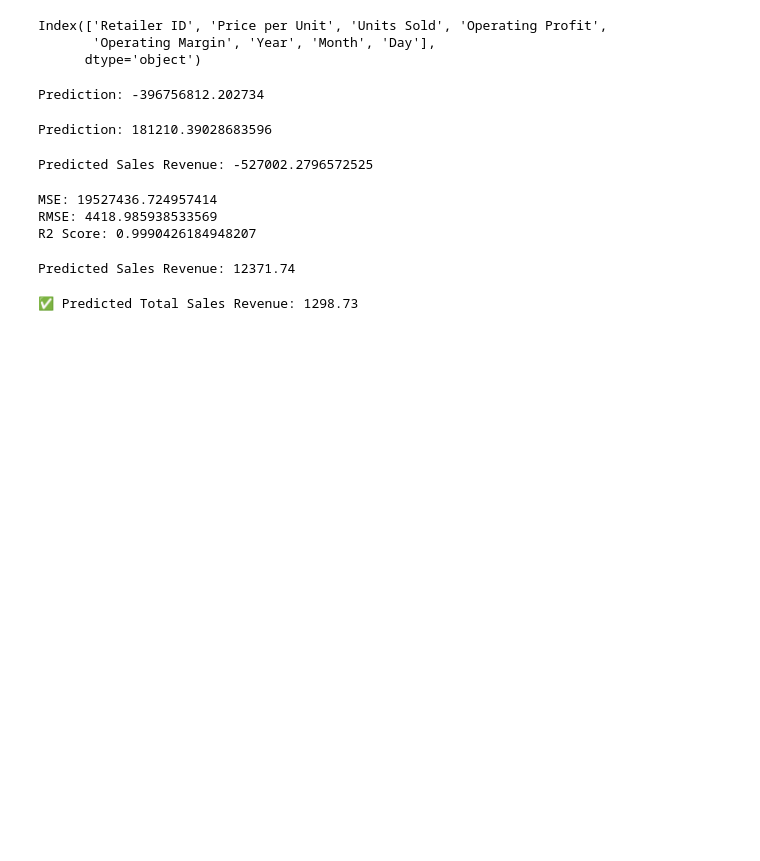
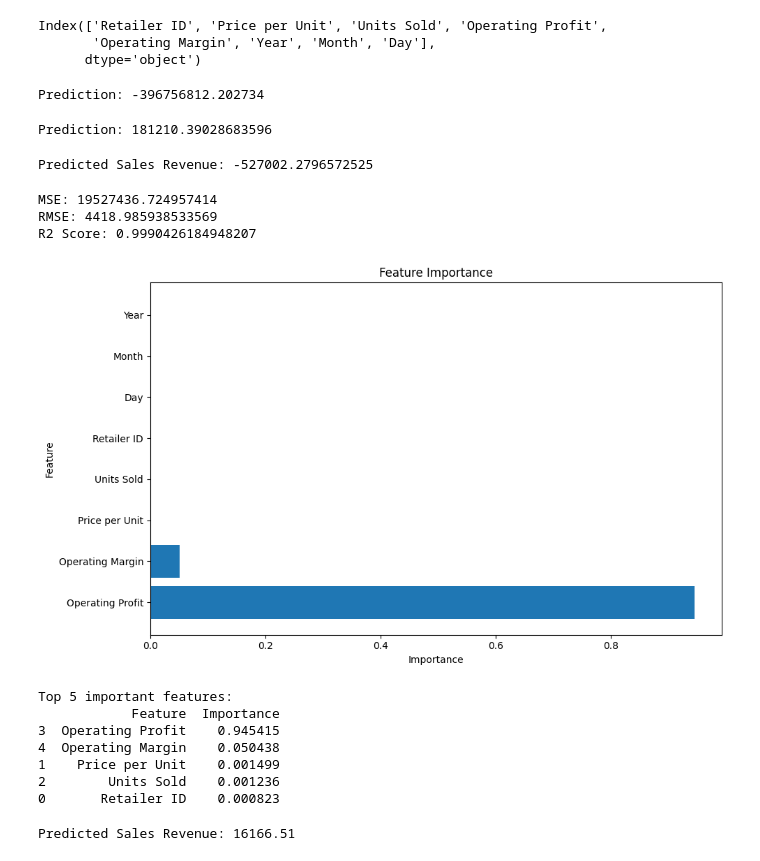
Before and after one commit to chavanarya36/Sales_Predict, a Jupyter notebook: Adidas_new (1).ipynb, the cells around one changed output. Cells and saved outputs as stored; diff of their text form; code cells hidden in the pictures; blank space fills up the shorter version.

```diff
--- a/Adidas_new (1).ipynb
+++ b/Adidas_new (1).ipynb
@@ -713,6 +681,41 @@ print(f"R2 Score: {r2}")
 MSE: 19527436.724957414
 RMSE: 4418.985938533569
 R2 Score: 0.9990426184948207
+# %%
+# Plot feature importance
+import matplotlib.pyplot as plt
+import pandas as pd
+
+# Get feature importance
+importance = rf_model.feature_importances_
+# Get feature names (assuming X is a DataFrame with column names)
+feature_names = X.columns if hasattr(X, 'columns') else [f'feature_{i}' for i in range(X.shape[1])]
+
+# Create DataFrame for better visualization
+feature_importance = pd.DataFrame({'Feature': feature_names, 'Importance': importance})
+feature_importance = feature_importance.sort_values(by='Importance', ascending=False)
+
+# Plot
+plt.figure(figsize=(10, 6))
+plt.barh(feature_importance['Feature'], feature_importance['Importance'])
+plt.xlabel('Importance')
+plt.ylabel('Feature')
+plt.title('Feature Importance')
+plt.tight_layout()
+plt.show()
+
+# Print top 5 features
+print("Top 5 important features:")
+print(feature_importance.head(5))
+# %% [output]
+[figure, added]
+Top 5 important features:
+            Feature  Importance
+3  Operating Profit    0.945415
+4  Operating Margin    0.050438
+1    Price per Unit    0.001499
+2        Units Sold    0.001236
+0       Retailer ID    0.000823
 # %%
 import pickle
 
@@ -729,41 +732,10 @@ new_data = pd.DataFrame([[205, 95, 300, 25000, 0.25, 2024, 3, 15]],
 # %%
 # Example new data input (same feature order as X)
 new_data = np.array([
-    [118, 40.0, 50, 8000, 80, 2021, 10, 31]  # Year, Month, Day, DayOfWeek (Tuesday)
+    [118, 40.0, 50, 10000, 80, 2021, 10, 31]  # Year, Month, Day, DayOfWeek (Tuesday)
 ]) # Example values
 prediction = model.predict(new_data)
 prediction = np.maximum(prediction, 0)  # Clip negatives
 print(f"Predicted Sales Revenue: {prediction[0]}")
 # %% [output]
-Predicted Sales Revenue: 12371.74
+Predicted Sales Revenue: 16166.51
-# %%
-import pickle
-import numpy as np
-import pandas as pd
-
-# Load the model
-with open('rf_model.pkl', 'rb') as f:
-    model = pickle.load(f)
-
-# Take input from user
-retailer_id = int(input("Enter Retailer ID: "))
-price_per_unit = float(input("Enter Price per Unit: "))
-units_sold = int(input("Enter Units Sold: "))
-operating_profit = float(input("Enter Operating Profit: "))
-operating_margin = float(input("Enter Operating Margin (example 0.25): "))
-year = int(input("Enter Year (example 2024): "))
-month = int(input("Enter Month (example 3 for March): "))
-day = int(input("Enter Day (example 15): "))
-
-# Create input in correct order
-new_data = np.array([
-    [retailer_id, price_per_unit, units_sold, operating_profit, operating_margin, year, month, day]
-])
-
-# Predict
-prediction = model.predict(new_data)
-prediction = np.maximum(prediction, 0)  # Clip negatives
-
-print(f"\n✅ Predicted Total Sales Revenue: {prediction[0]:.2f}")
-# %% [output]
-✅ Predicted Total Sales Revenue: 1298.73
```
Also changed, not shown: parts of 8 cells of this notebook, 12 other files.
